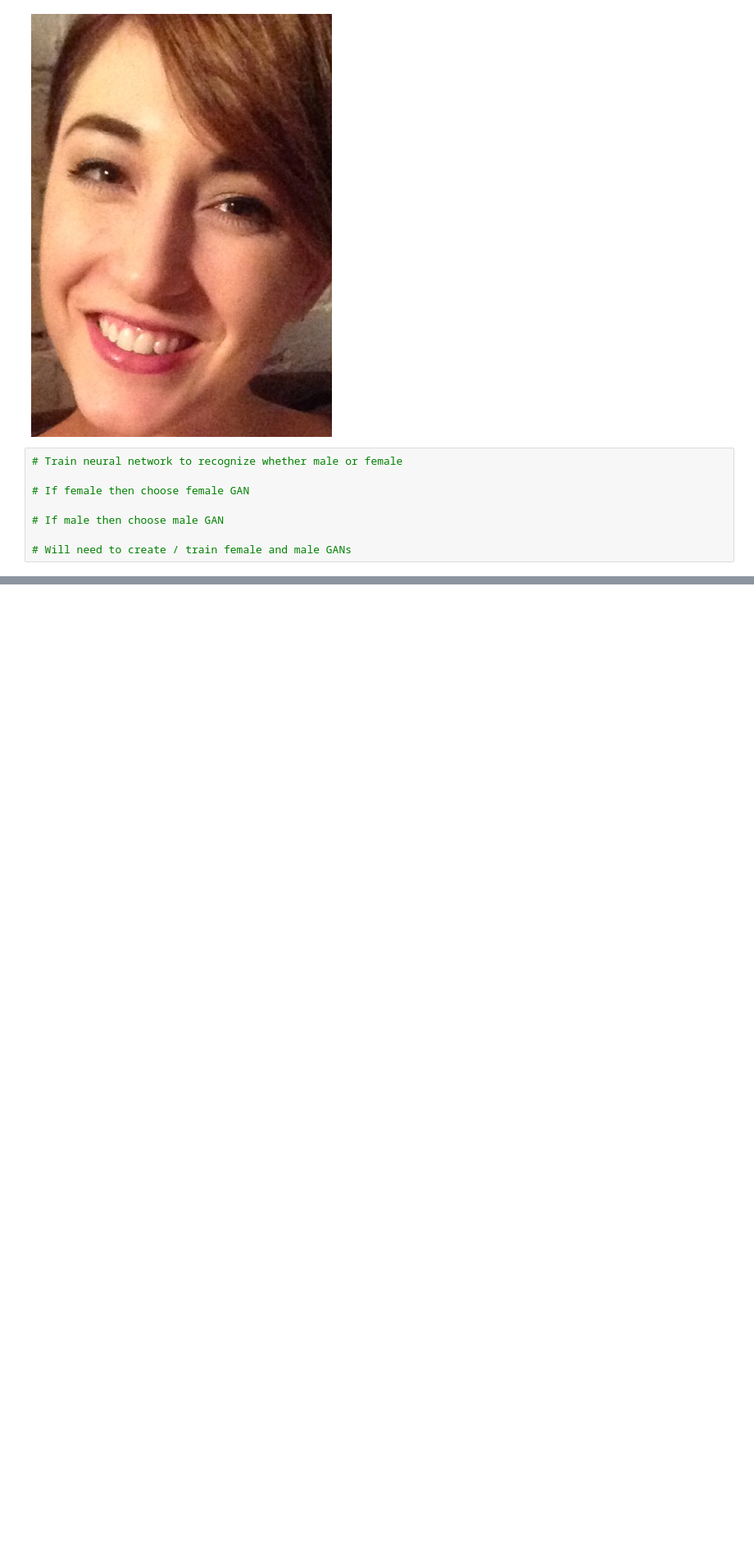
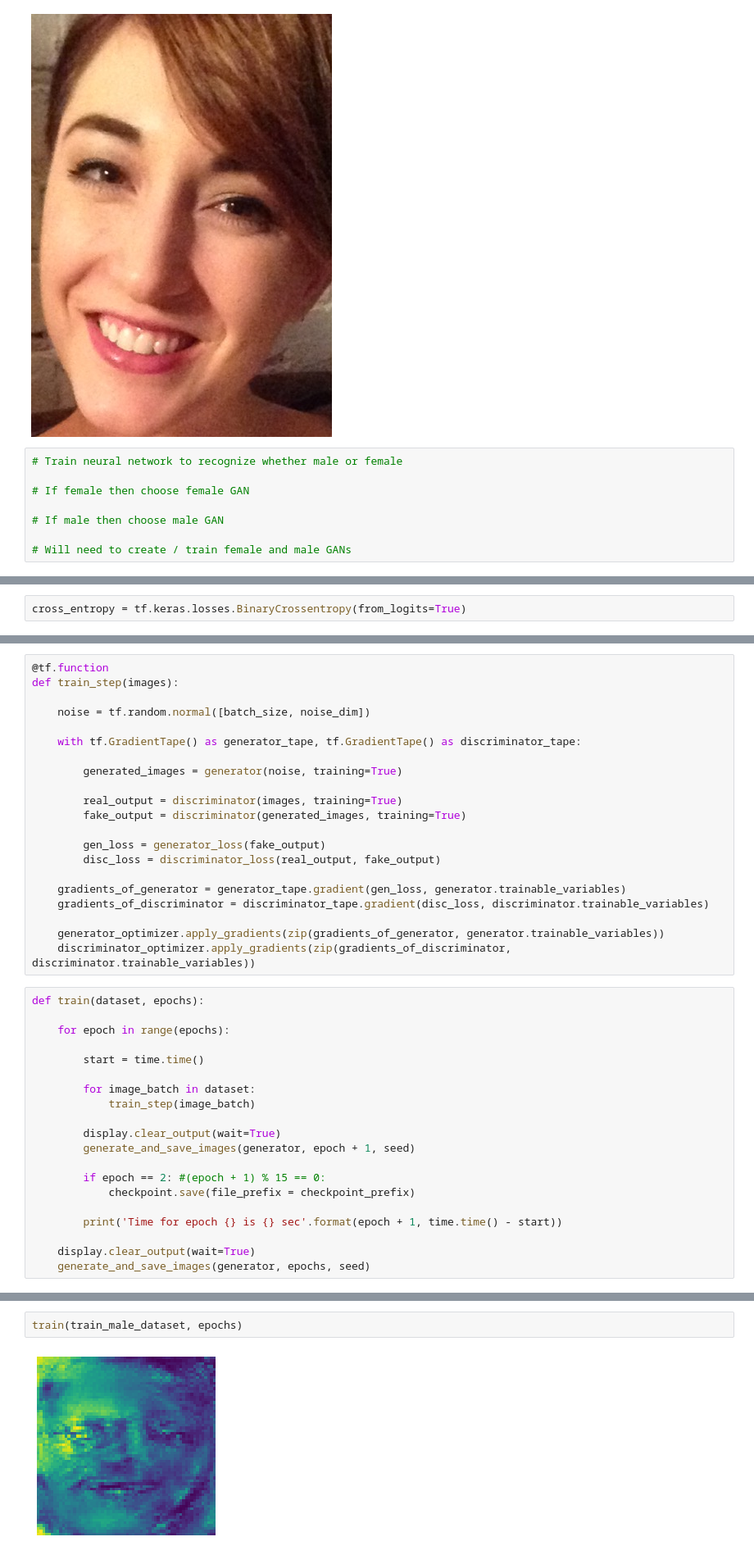
Before and after one commit to BenGriffith/data-science, a Jupyter notebook: capstone/final/generative-adversarial-network.ipynb, the cells around one changed output, grey strips where cells are left out. Shown at 82% size. Drawn from its saved outputs; the diff is of its cells as text; blank space fills up the shorter version.

Commit message:
Started adding comments for cells and made updates for GAN

```diff
--- a/capstone/final/generative-adversarial-network.ipynb
+++ b/capstone/final/generative-adversarial-network.ipynb
@@ -547,0 +655,2 @@ Predicted Value: 1
+# %%
+cross_entropy = tf.keras.losses.BinaryCrossentropy(from_logits=True)
@@ -547,0 +678,41 @@ Predicted Value: 1
+# %%
+@tf.function
+def train_step(images):
+
+    noise = tf.random.normal([batch_size, noise_dim])
+
+    with tf.GradientTape() as generator_tape, tf.GradientTape() as discriminator_tape:
+
+        generated_images = generator(noise, training=True)
+
+        real_output = discriminator(images, training=True)
+        fake_output = discriminator(generated_images, training=True)
+
+        gen_loss = generator_loss(fake_output)
+        disc_loss = discriminator_loss(real_output, fake_output)
+
+    gradients_of_generator = generator_tape.gradient(gen_loss, generator.trainable_variables)
+    gradients_of_discriminator = discriminator_tape.gradient(disc_loss, discriminator.trainable_variables)
+
+    generator_optimizer.apply_gradients(zip(gradients_of_generator, generator.trainable_variables))
+    discriminator_optimizer.apply_gradients(zip(gradients_of_discriminator, discriminator.trainable_variables))
+# %%
+def train(dataset, epochs):
+
+    for epoch in range(epochs):
+
+        start = time.time()
+
+        for image_batch in dataset:
+            train_step(image_batch)
+
+        display.clear_output(wait=True)
+        generate_and_save_images(generator, epoch + 1, seed)
+
+        if epoch == 2: #(epoch + 1) % 15 == 0:
+            checkpoint.save(file_prefix = checkpoint_prefix)
+
+        print('Time for epoch {} is {} sec'.format(epoch + 1, time.time() - start))
+
+    display.clear_output(wait=True)
+    generate_and_save_images(generator, epochs, seed)
@@ -547,0 +733,4 @@ Predicted Value: 1
+# %%
+train(train_male_dataset, epochs)
+# %% [output]
+[figure, added]
```
Also changed, not shown: parts of 30 cells of this notebook.
